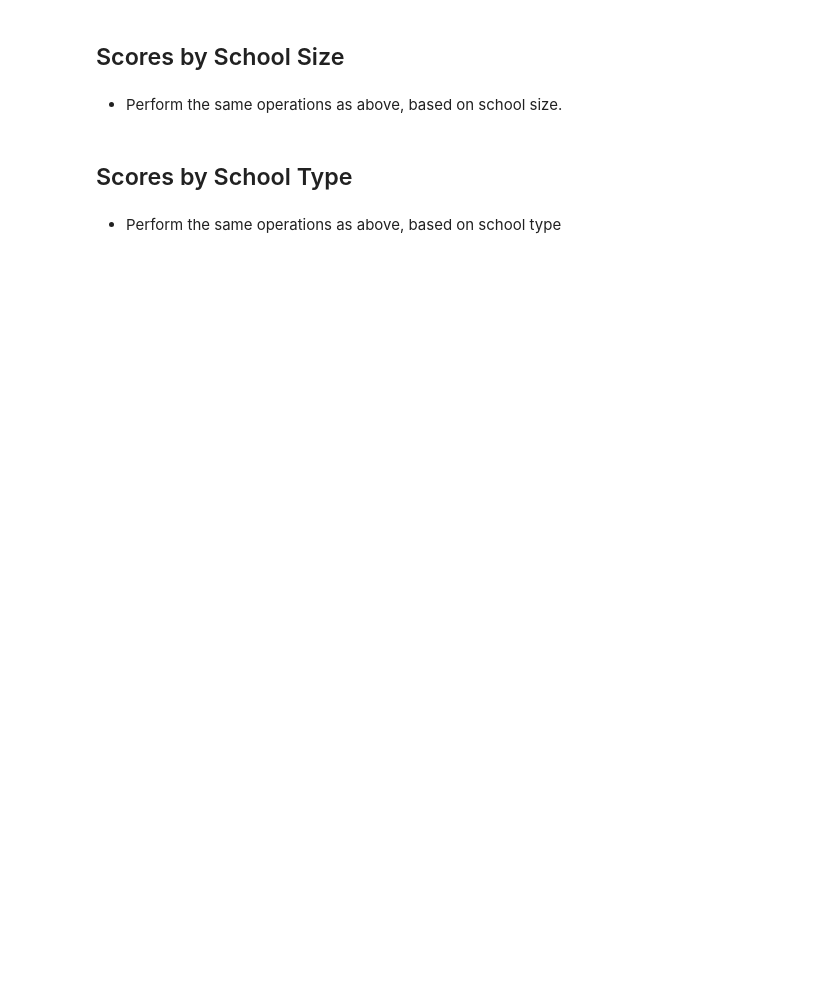
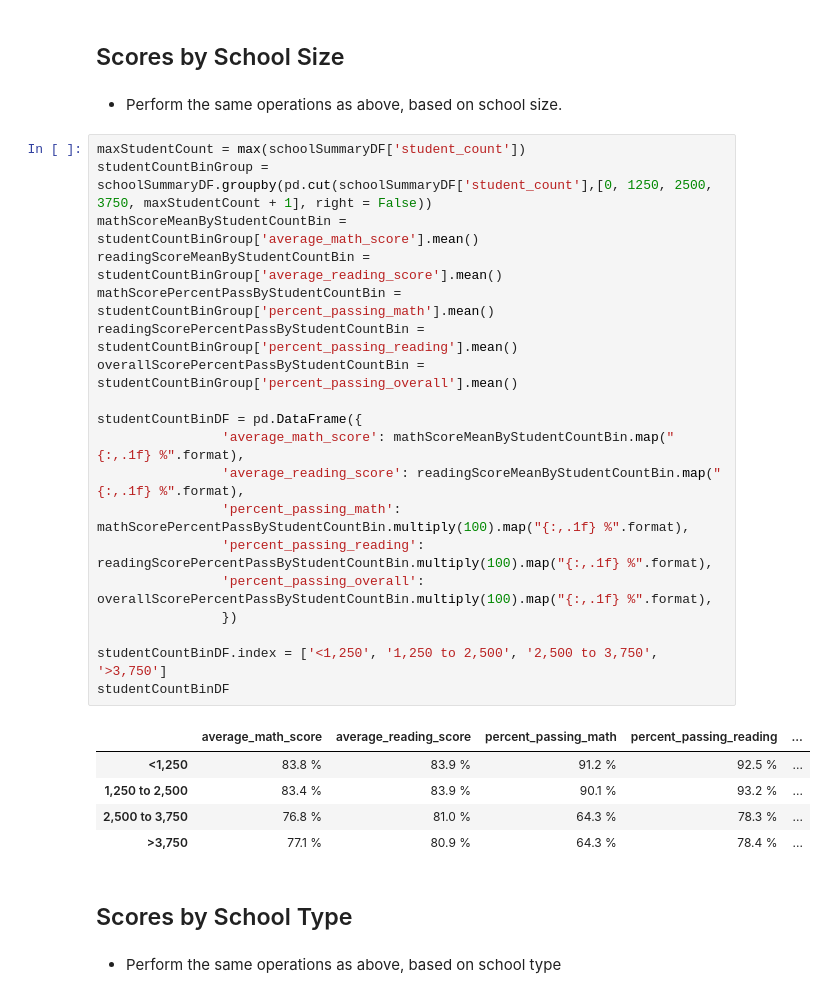
Before and after one commit to owenmeyer3/pandas-challenge, a Jupyter notebook: PyCitySchools/PyCitySchools_starter.ipynb, the cells around one changed output. Cells and saved outputs as stored; diff of their text form; blank space fills up the shorter version.

Commit message:
Modified pyCitySchools_starter sections: scores by student spending, school size and school type

```diff
--- a/PyCitySchools/PyCitySchools_starter.ipynb
+++ b/PyCitySchools/PyCitySchools_starter.ipynb
@@ -348,6 +348,31 @@ budgetBinDF
 ## Scores by School Size
 # %% [markdown]
 * Perform the same operations as above, based on school size.
+# %%
+maxStudentCount = max(schoolSummaryDF['student_count'])
+studentCountBinGroup = schoolSummaryDF.groupby(pd.cut(schoolSummaryDF['student_count'],[0, 1250, 2500, 3750, maxStudentCount + 1], right = False))
+mathScoreMeanByStudentCountBin = studentCountBinGroup['average_math_score'].mean()
+readingScoreMeanByStudentCountBin = studentCountBinGroup['average_reading_score'].mean()
+mathScorePercentPassByStudentCountBin = studentCountBinGroup['percent_passing_math'].mean()
+readingScorePercentPassByStudentCountBin = studentCountBinGroup['percent_passing_reading'].mean()
+overallScorePercentPassByStudentCountBin = studentCountBinGroup['percent_passing_overall'].mean()
+
+studentCountBinDF = pd.DataFrame({
+                'average_math_score': mathScoreMeanByStudentCountBin.map("{:,.1f} %".format),
+                'average_reading_score': readingScoreMeanByStudentCountBin.map("{:,.1f} %".format),
+                'percent_passing_math': mathScorePercentPassByStudentCountBin.multiply(100).map("{:,.1f} %".format),
+                'percent_passing_reading': readingScorePercentPassByStudentCountBin.multiply(100).map("{:,.1f} %".format),
+                'percent_passing_overall': overallScorePercentPassByStudentCountBin.multiply(100).map("{:,.1f} %".format),
+                })
+
+studentCountBinDF.index = ['<1,250', '1,250 to 2,500', '2,500 to 3,750', '>3,750']
+studentCountBinDF
+# %% [output]
+|  | average_math_score | average_reading_score | percent_passing_math | percent_passing_reading | ... |
+| <1,250 | 83.8 % | 83.9 % | 91.2 % | 92.5 % | ... |
+| 1,250 to 2,500 | 83.4 % | 83.9 % | 90.1 % | 93.2 % | ... |
+| 2,500 to 3,750 | 76.8 % | 81.0 % | 64.3 % | 78.3 % | ... |
+| >3,750 | 77.1 % | 80.9 % | 64.3 % | 78.4 % | ... |
 # %% [markdown]
 ## Scores by School Type
 # %% [markdown]
```
Also changed, not shown: parts of 4 cells of this notebook.
